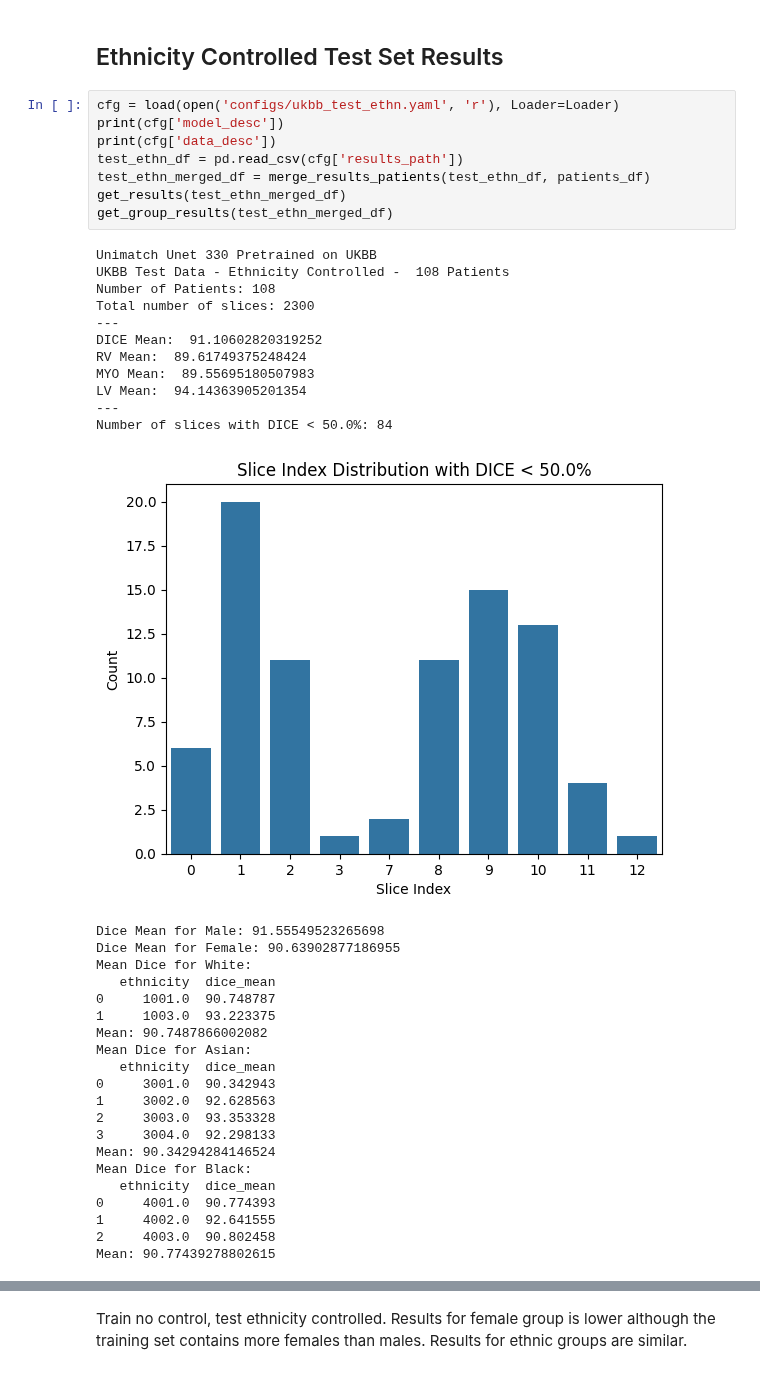
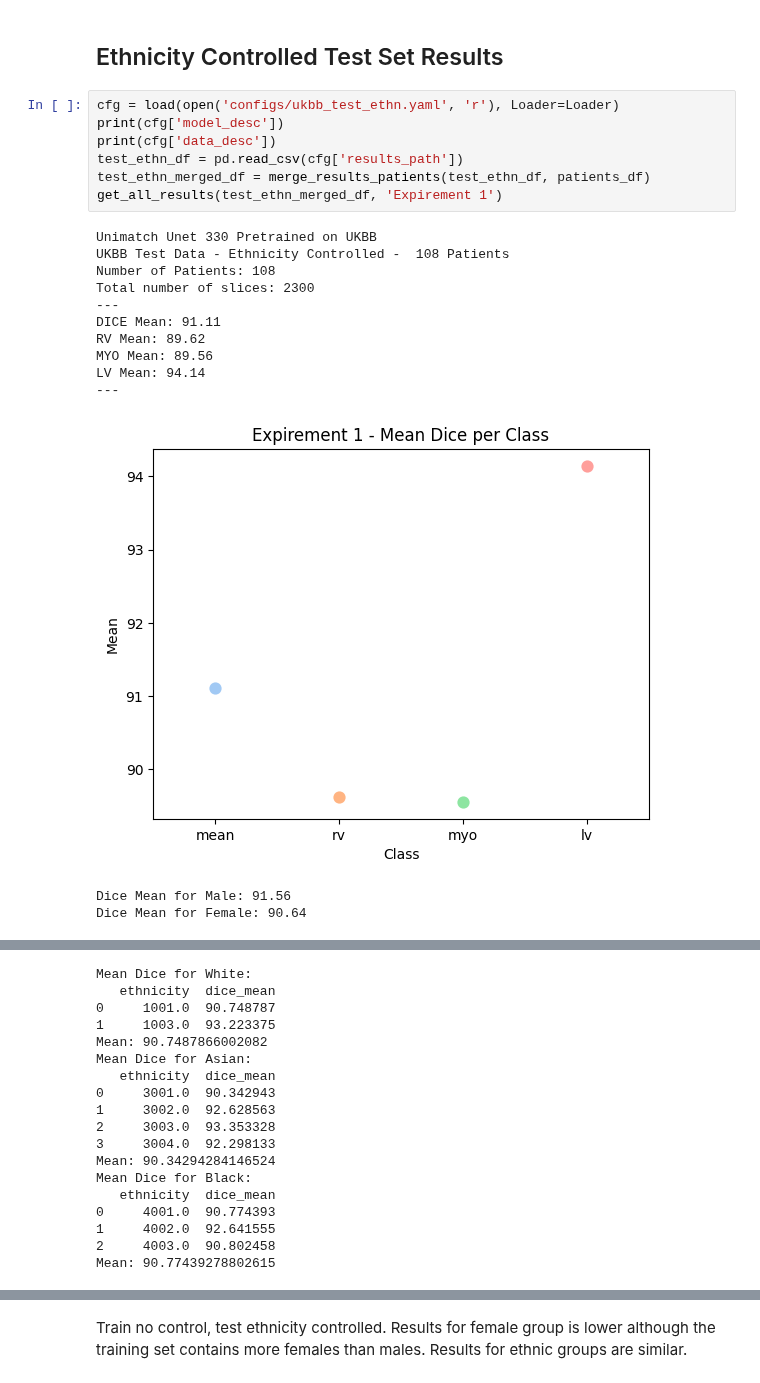
Before and after one commit to msskzx/UniMatch, a Jupyter notebook: more-scenarios/medical/ukbb_results_analysis.ipynb, the cells around one changed output, grey strips where cells are left out. Saved outputs shown, nothing was run; the diff lists cells and outputs as text.

Commit message:
plot results

```diff
--- a/more-scenarios/medical/ukbb_results_analysis.ipynb
+++ b/more-scenarios/medical/ukbb_results_analysis.ipynb
@@ -62,41 +68,21 @@ Most slices with low scores are either near the apex or the base where the segme
 # %%
 cfg = load(open('configs/ukbb_test_ethn.yaml', 'r'), Loader=Loader)
 print(cfg['model_desc'])
 print(cfg['data_desc'])
 test_ethn_df = pd.read_csv(cfg['results_path'])
 test_ethn_merged_df = merge_results_patients(test_ethn_df, patients_df)
-get_results(test_ethn_merged_df)
-get_group_results(test_ethn_merged_df)
+get_all_results(test_ethn_merged_df, 'Expirement 1')
 # %% [output]
 Unimatch Unet 330 Pretrained on UKBB
 UKBB Test Data - Ethnicity Controlled -  108 Patients
 Number of Patients: 108
 Total number of slices: 2300
 ---
-DICE Mean:  91.10602820319252
-RV Mean:  89.61749375248424
-MYO Mean:  89.55695180507983
-LV Mean:  94.14363905201354
+DICE Mean: 91.11
+RV Mean: 89.62
+MYO Mean: 89.56
+LV Mean: 94.14
 ---
-Number of slices with DICE < 50.0%: 84
-[figure, old version]
+[figure, new version]
-Dice Mean for Male: 91.55549523265698
-Dice Mean for Female: 90.63902877186955
-Mean Dice for White:
-   ethnicity  dice_mean
-0     1001.0  90.748787
-1     1003.0  93.223375
-Mean: 90.7487866002082
-Mean Dice for Asian:
-   ethnicity  dice_mean
-0     3001.0  90.342943
-1     3002.0  92.628563
-2     3003.0  93.353328
-3     3004.0  92.298133
-Mean: 90.34294284146524
-Mean Dice for Black:
-   ethnicity  dice_mean
-0     4001.0  90.774393
-1     4002.0  92.641555
-2     4003.0  90.802458
-Mean: 90.77439278802615
+Dice Mean for Male: 91.56
+Dice Mean for Female: 90.64
@@ -102,0 +90,18 @@ Mean: 90.77439278802615
+Mean Dice for White:
+   ethnicity  dice_mean
+0     1001.0  90.748787
+1     1003.0  93.223375
+Mean: 90.7487866002082
+Mean Dice for Asian:
+   ethnicity  dice_mean
+0     3001.0  90.342943
+1     3002.0  92.628563
+2     3003.0  93.353328
+3     3004.0  92.298133
+Mean: 90.34294284146524
+Mean Dice for Black:
+   ethnicity  dice_mean
+0     4001.0  90.774393
+1     4002.0  92.641555
+2     4003.0  90.802458
+Mean: 90.77439278802615
```
Also changed, not shown: parts of 10 cells of this notebook, 2 other files.
